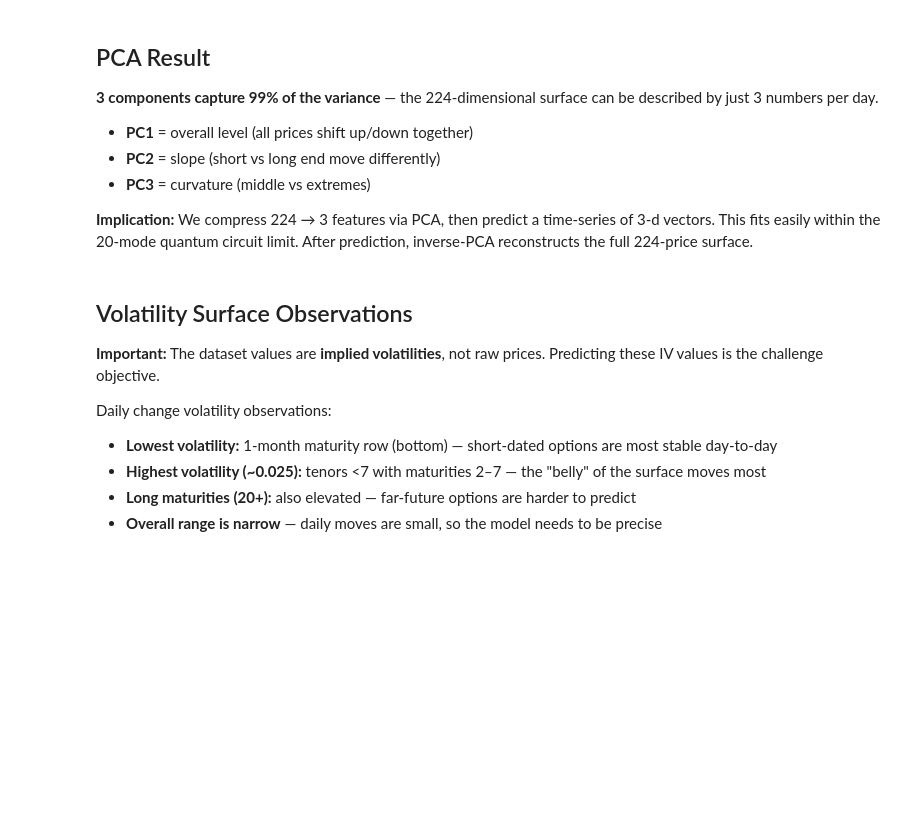
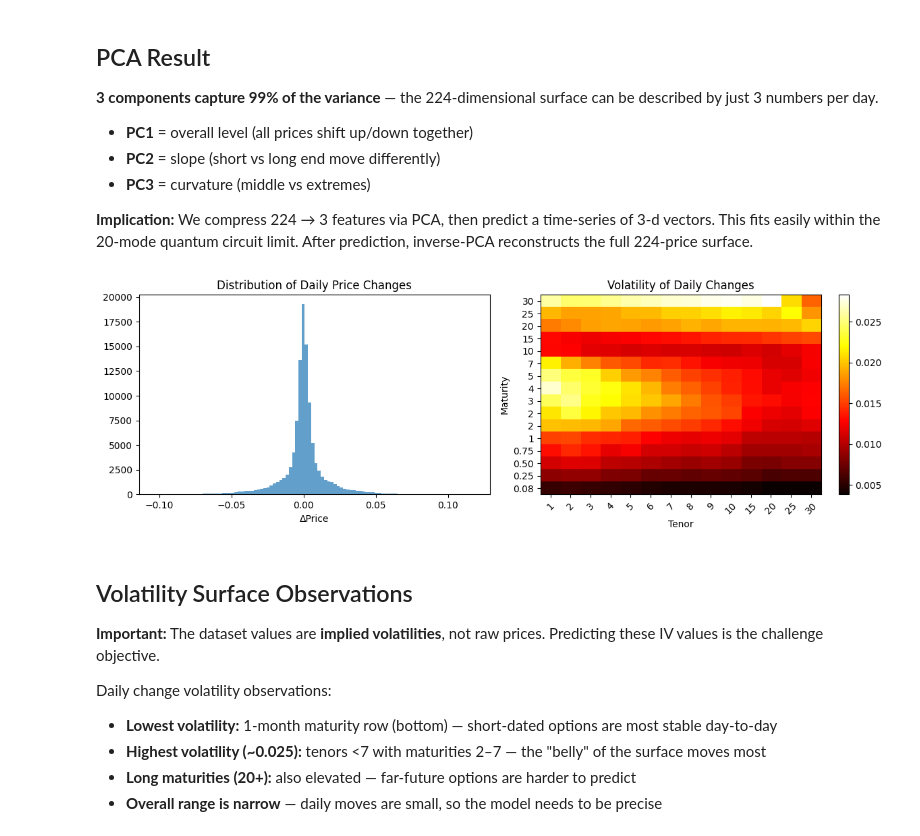
Before and after one commit to nitya-d/quantum_hackathon_options_pricing, a Jupyter notebook: notebooks/EDA.ipynb, the cells around one changed output. Drawn from its saved outputs; the diff is of its cells as text; code cells hidden in the pictures; blank space fills up the shorter version.

```diff
--- a/notebooks/EDA.ipynb
+++ b/notebooks/EDA.ipynb
@@ -179,26 +254,31 @@ print(f"Components for 99% variance: {n99}")
 # %%
 # Distribution of daily price changes (returns)
 returns = df[price_cols].diff().iloc[1:]
 
 fig, axes = plt.subplots(1, 2, figsize=(12, 4))
-axes[0].hist(returns.values.flatten(), bins=100, edgecolor='none', alpha=0.7)
+ret_vals = returns.values.flatten().astype(float)
+# Use explicit edges to avoid numpy integer-bin issues on some Python/NumPy builds.
+bin_edges = np.linspace(ret_vals.min(), ret_vals.max(), 101)
+axes[0].hist(ret_vals, bins=bin_edges, edgecolor='none', alpha=0.7)
 axes[0].set_title('Distribution of Daily Price Changes')
 axes[0].set_xlabel('ΔPrice')
 
 # Volatility across the surface (std of daily changes per instrument)
 vol = returns.std()
 vol_surface = vol.values.reshape(len(unique_maturities), len(unique_tenors))
 im = axes[1].imshow(vol_surface, aspect='auto', cmap='hot', origin='lower')
 axes[1].set_xticks(range(len(unique_tenors)))
 axes[1].set_xticklabels([f"{t:.0f}" if t >= 1 else f"{t}" for t in unique_tenors], rotation=45)
 axes[1].set_yticks(range(len(unique_maturities)))
 axes[1].set_yticklabels([f"{m:.2f}" if m < 1 else f"{m:.0f}" for m in unique_maturities])
 axes[1].set_xlabel('Tenor')
 axes[1].set_ylabel('Maturity')
 axes[1].set_title('Volatility of Daily Changes')
 plt.colorbar(im, ax=axes[1])
 plt.tight_layout()
 plt.show()
+# %% [output]
+[figure, added]
 # %% [markdown]
 ## Volatility Surface Observations
 
```
Also changed, not shown: parts of 13 cells of this notebook, 3 other files.
